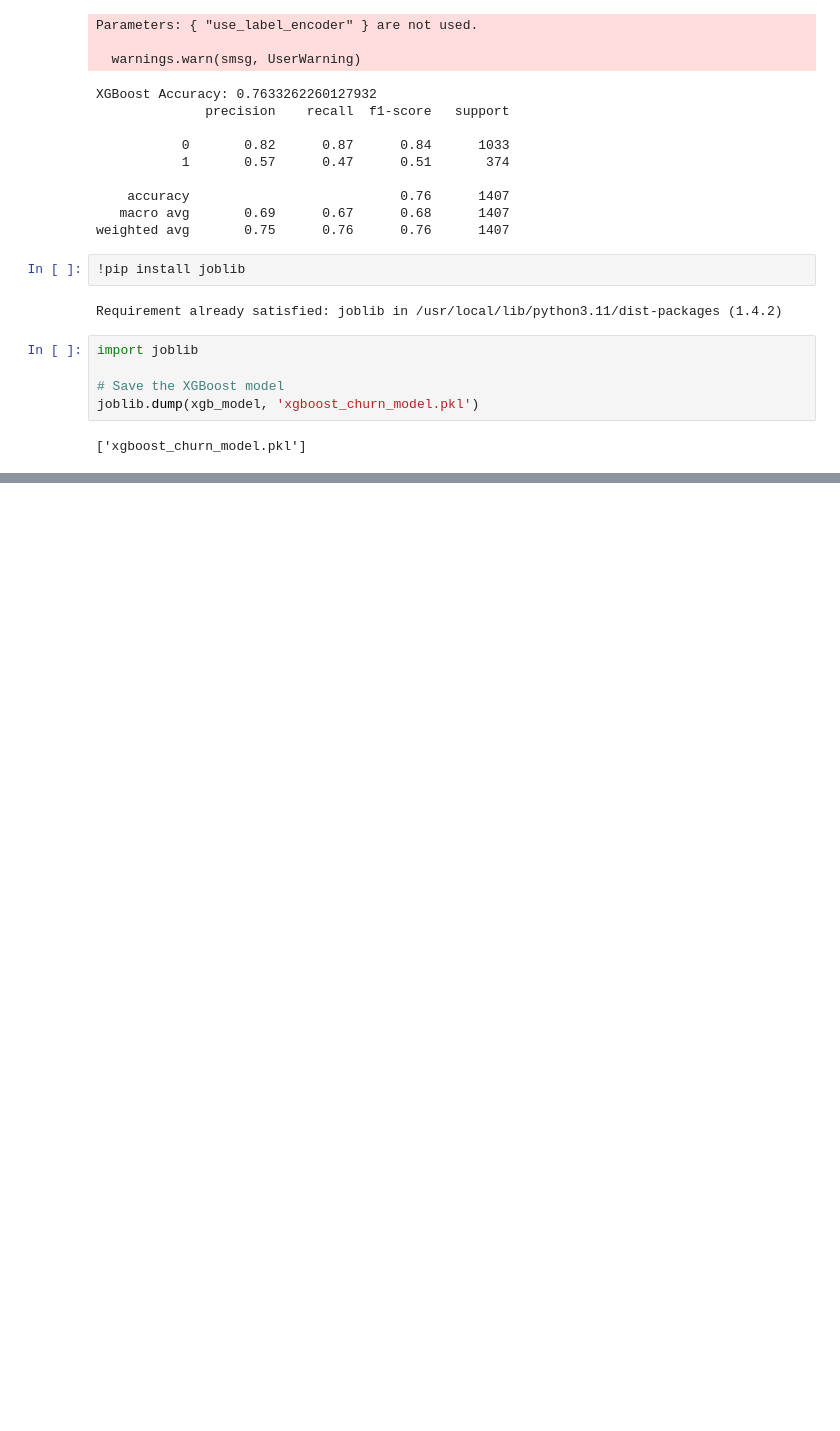
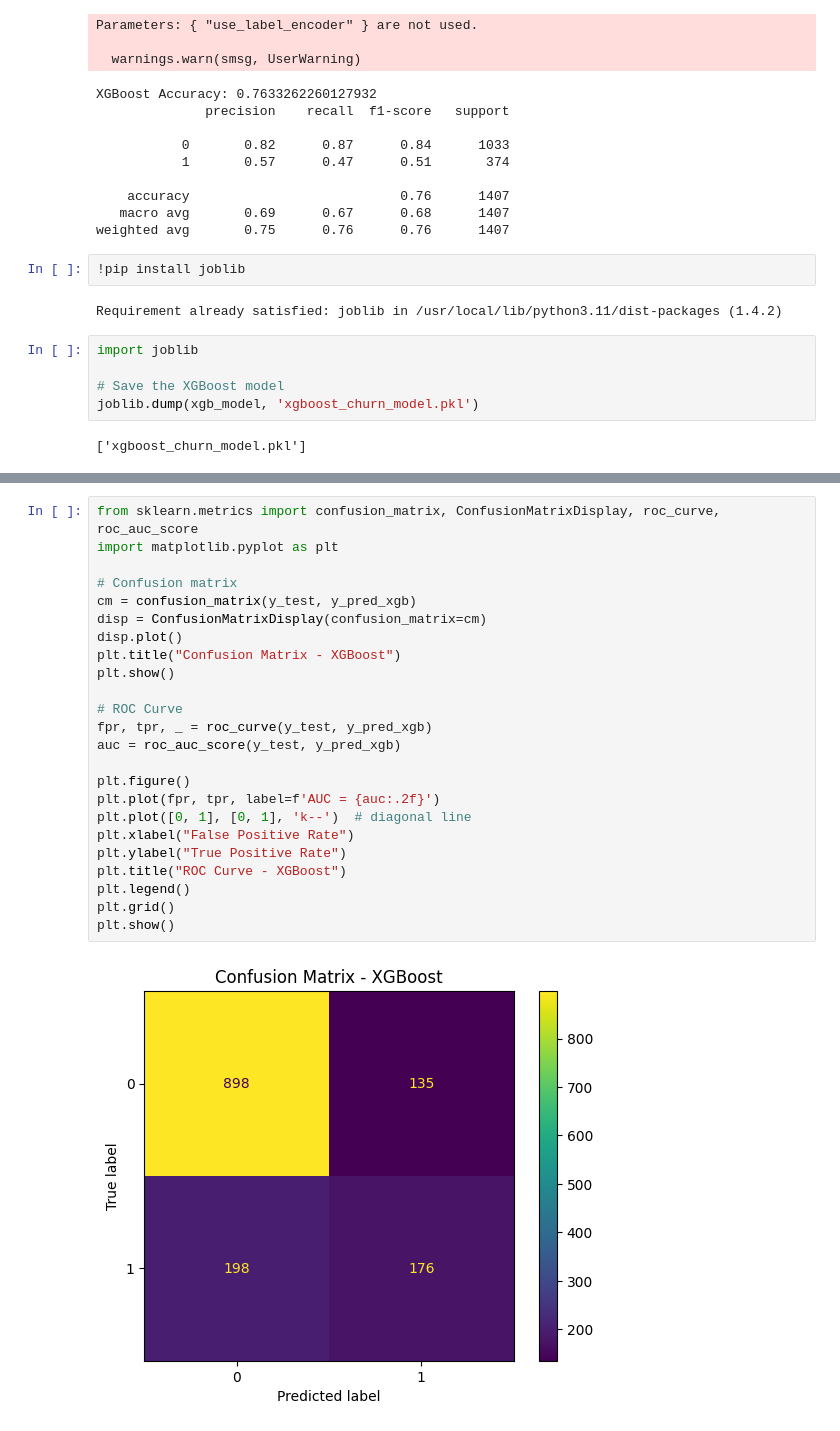
Before and after one commit to DEVAPRAKSAM/Customer-Churn-ML, a Jupyter notebook: ChurnPrediction.ipynb, the cells around one changed output, grey strips where cells are left out. Saved outputs shown, nothing was run; the diff lists cells and outputs as text; blank space fills up the shorter version.

```diff
--- a/ChurnPrediction.ipynb
+++ b/ChurnPrediction.ipynb
@@ -196,0 +314,26 @@ joblib.dump(xgb_model, 'xgboost_churn_model.pkl')
+# %%
+from sklearn.metrics import confusion_matrix, ConfusionMatrixDisplay, roc_curve, roc_auc_score
+import matplotlib.pyplot as plt
+
+# Confusion matrix
+cm = confusion_matrix(y_test, y_pred_xgb)
+disp = ConfusionMatrixDisplay(confusion_matrix=cm)
+disp.plot()
+plt.title("Confusion Matrix - XGBoost")
+plt.show()
+
+# ROC Curve
+fpr, tpr, _ = roc_curve(y_test, y_pred_xgb)
+auc = roc_auc_score(y_test, y_pred_xgb)
+
+plt.figure()
+plt.plot(fpr, tpr, label=f'AUC = {auc:.2f}')
+plt.plot([0, 1], [0, 1], 'k--')  # diagonal line
+plt.xlabel("False Positive Rate")
+plt.ylabel("True Positive Rate")
+plt.title("ROC Curve - XGBoost")
+plt.legend()
+plt.grid()
+plt.show()
+# %% [output]
+[figure, added]
```
Also changed, not shown: parts of 16 cells of this notebook.
